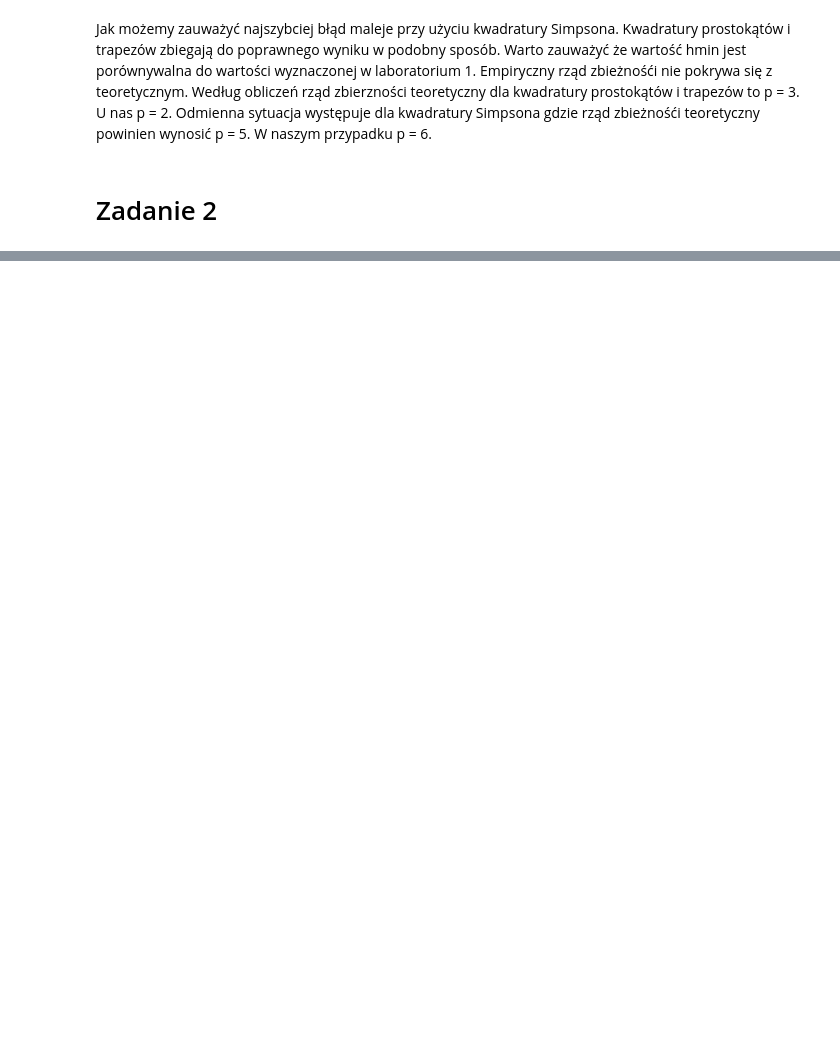
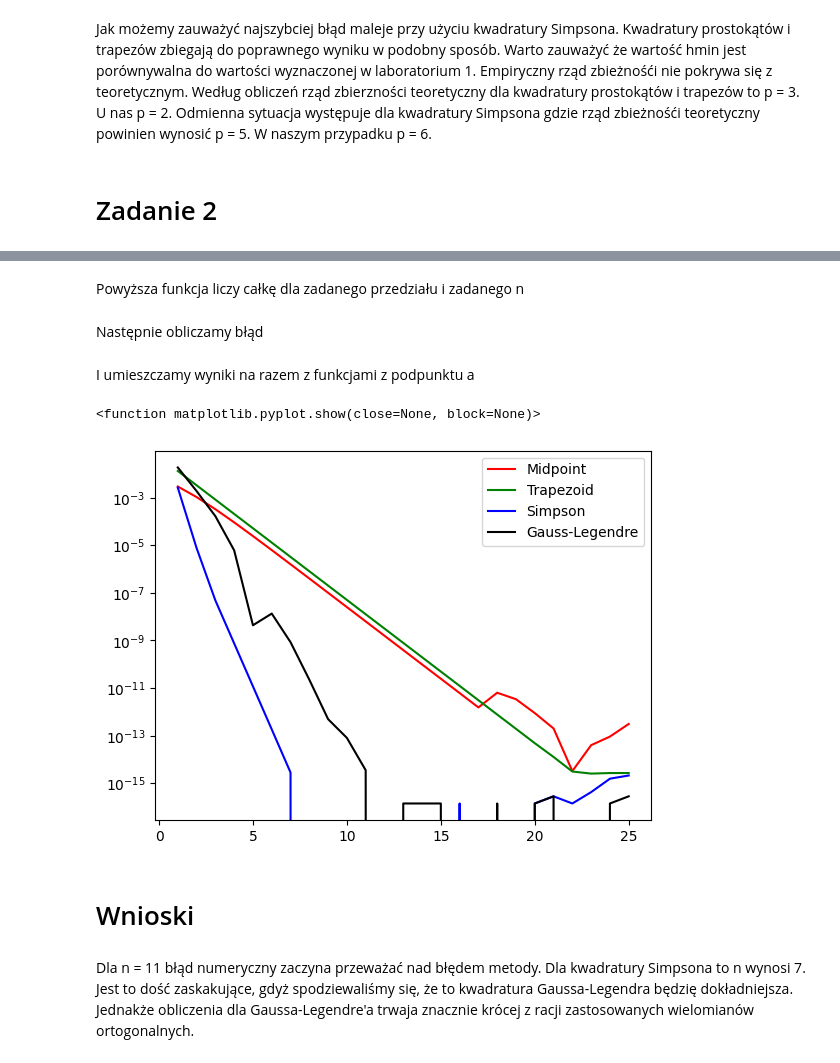
Before and after one commit to kpiotr6/MOWNIT, a Jupyter notebook: L6/laboratorium6.ipynb, the cells around one changed output, grey strips where cells are left out. Cells and saved outputs as stored; diff of their text form; code cells hidden in the pictures; blank space fills up the shorter version.

```diff
--- a/L6/laboratorium6.ipynb
+++ b/L6/laboratorium6.ipynb
@@ -133,2 +128,2 @@ def legendre_poly(n, P):
 # %%
-r = [0, 1] # range
+r = (-1, 1)
@@ -198,0 +143,28 @@ print(integral)
+# %% [markdown]
+Powyższa funkcja liczy całkę dla zadanego przedziału i zadanego n
+# %% [markdown]
+Następnie obliczamy błąd
+# %%
+err = []
+n_space = []
+for n in range(1, 26):
+    err.append(abs(gauss_legendre(f, 0, 1, n) - PI)/(PI))
+    n_space.append(n)
+# %% [markdown]
+I umieszczamy wyniki na razem z funkcjami z podpunktu a
+# %%
+
+plt.semilogy()
+plt.plot(m_tab, err_M, color='r', label="Midpoint")
+plt.plot(m_tab, err_T, color='g', label="Trapezoid")
+plt.plot(m_tab, err_S, color='b', label="Simpson")
+plt.plot(n_space, err, color="black", label="Gauss-Legendre")
+plt.legend()
+plt.show
+# %% [output]
+<function matplotlib.pyplot.show(close=None, block=None)>
+[figure, added]
+# %% [markdown]
+# Wnioski
+# %% [markdown]
+Dla n = 11 błąd numeryczny zaczyna przeważać nad błędem metody. Dla kwadratury Simpsona to n wynosi 7. Jest to dość zaskakujące, gdyż spodziewaliśmy się, że to kwadratura Gaussa-Legendra będzię dokładniejsza. Jednakże obliczenia dla Gaussa-Legendre'a trwaja znacznie krócej z racji zastosowanych wielomianów ortogonalnych.
```
Also changed, not shown: parts of 10 cells of this notebook, 2 other files.
